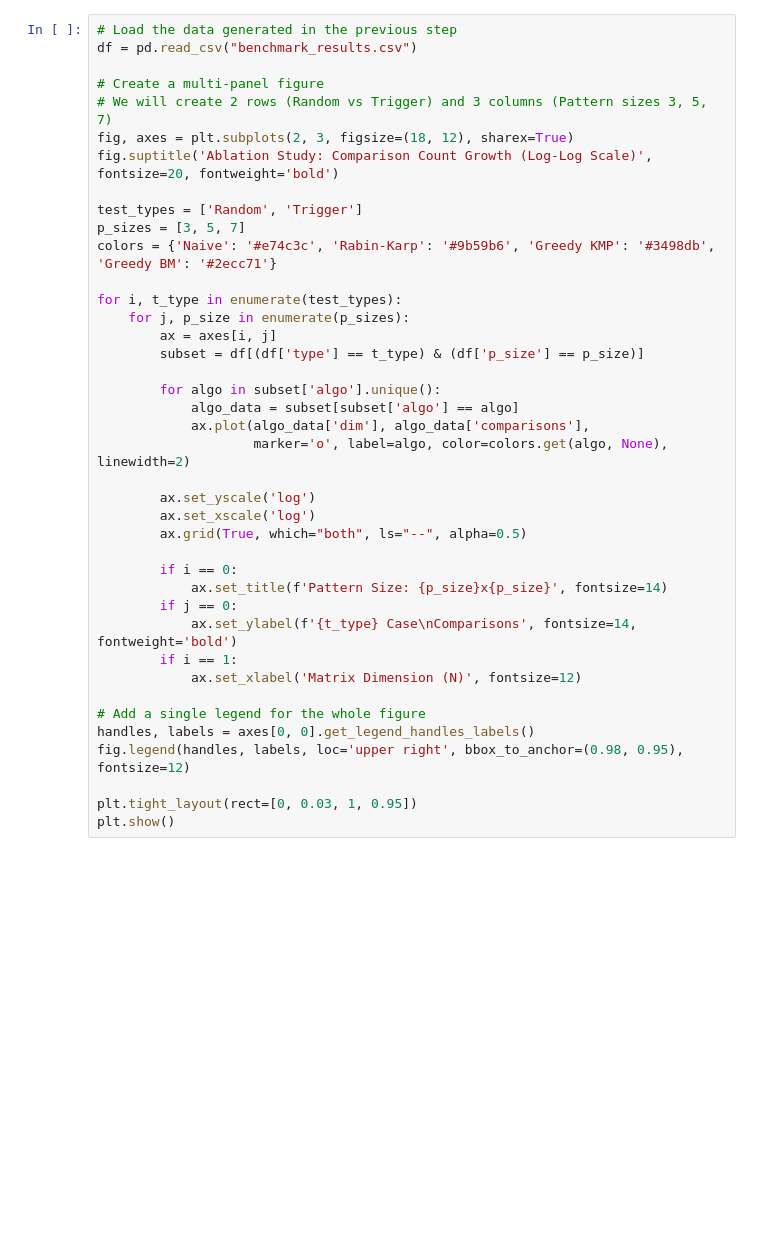
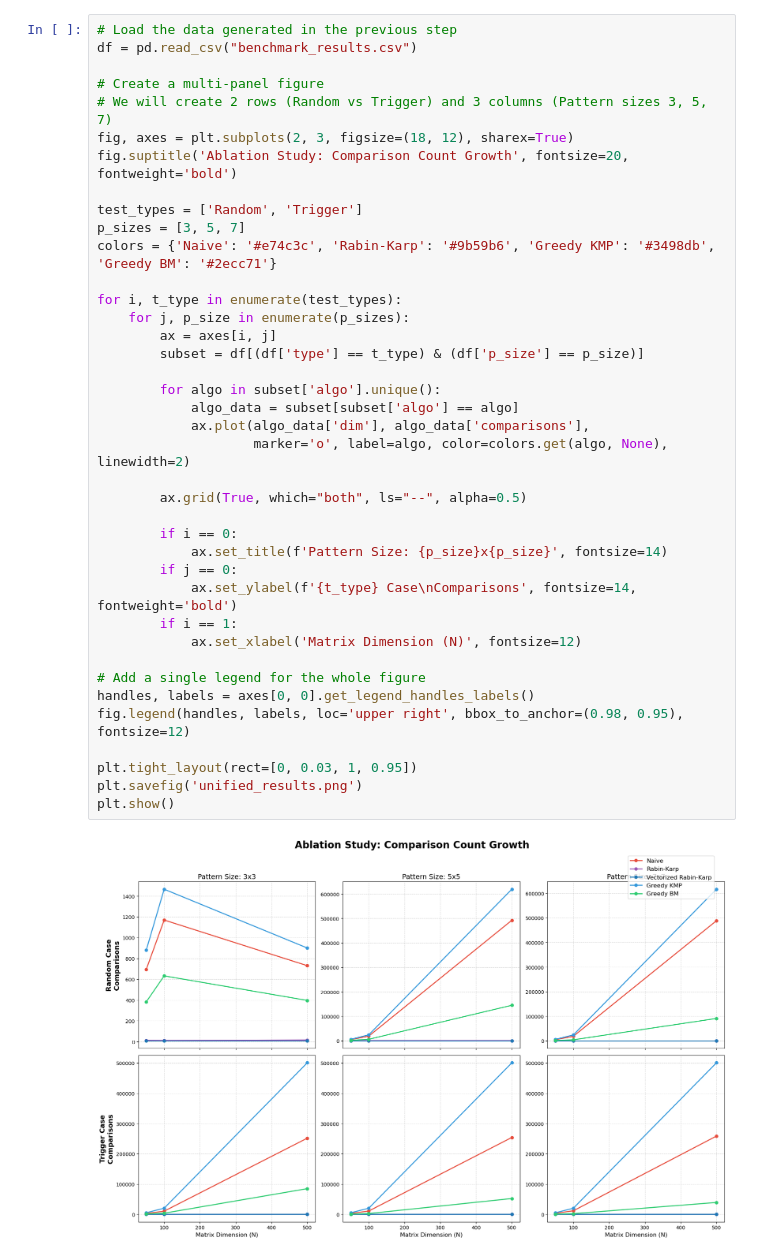
Before and after one commit to marcusaurelys/master_searcher, a Jupyter notebook: test.ipynb, the cells around one changed output. Saved outputs shown, nothing was run; the diff lists cells and outputs as text; blank space fills up the shorter version.

Commit message:
add resulting images and csvs.

```diff
--- a/test.ipynb
+++ b/test.ipynb
@@ -94,36 +129,37 @@ df = pd.read_csv("benchmark_results.csv")
 # Create a multi-panel figure
 # We will create 2 rows (Random vs Trigger) and 3 columns (Pattern sizes 3, 5, 7)
 fig, axes = plt.subplots(2, 3, figsize=(18, 12), sharex=True)
-fig.suptitle('Ablation Study: Comparison Count Growth (Log-Log Scale)', fontsize=20, fontweight='bold')
+fig.suptitle('Ablation Study: Comparison Count Growth', fontsize=20, fontweight='bold')
 
 test_types = ['Random', 'Trigger']
 p_sizes = [3, 5, 7]
 colors = {'Naive': '#e74c3c', 'Rabin-Karp': '#9b59b6', 'Greedy KMP': '#3498db', 'Greedy BM': '#2ecc71'}
 
 for i, t_type in enumerate(test_types):
     for j, p_size in enumerate(p_sizes):
         ax = axes[i, j]
         subset = df[(df['type'] == t_type) & (df['p_size'] == p_size)]
 
         for algo in subset['algo'].unique():
             algo_data = subset[subset['algo'] == algo]
             ax.plot(algo_data['dim'], algo_data['comparisons'],
                     marker='o', label=algo, color=colors.get(algo, None), linewidth=2)
 
-        ax.set_yscale('log')
-        ax.set_xscale('log')
         ax.grid(True, which="both", ls="--", alpha=0.5)
 
         if i == 0:
             ax.set_title(f'Pattern Size: {p_size}x{p_size}', fontsize=14)
         if j == 0:
             ax.set_ylabel(f'{t_type} Case\nComparisons', fontsize=14, fontweight='bold')
         if i == 1:
             ax.set_xlabel('Matrix Dimension (N)', fontsize=12)
 
 # Add a single legend for the whole figure
 handles, labels = axes[0, 0].get_legend_handles_labels()
 fig.legend(handles, labels, loc='upper right', bbox_to_anchor=(0.98, 0.95), fontsize=12)
 
 plt.tight_layout(rect=[0, 0.03, 1, 0.95])
+plt.savefig('unified_results.png')
 plt.show()
+# %% [output]
+[figure, added]
```
Also changed, not shown: parts of 8 cells of this notebook, 12 other files.
